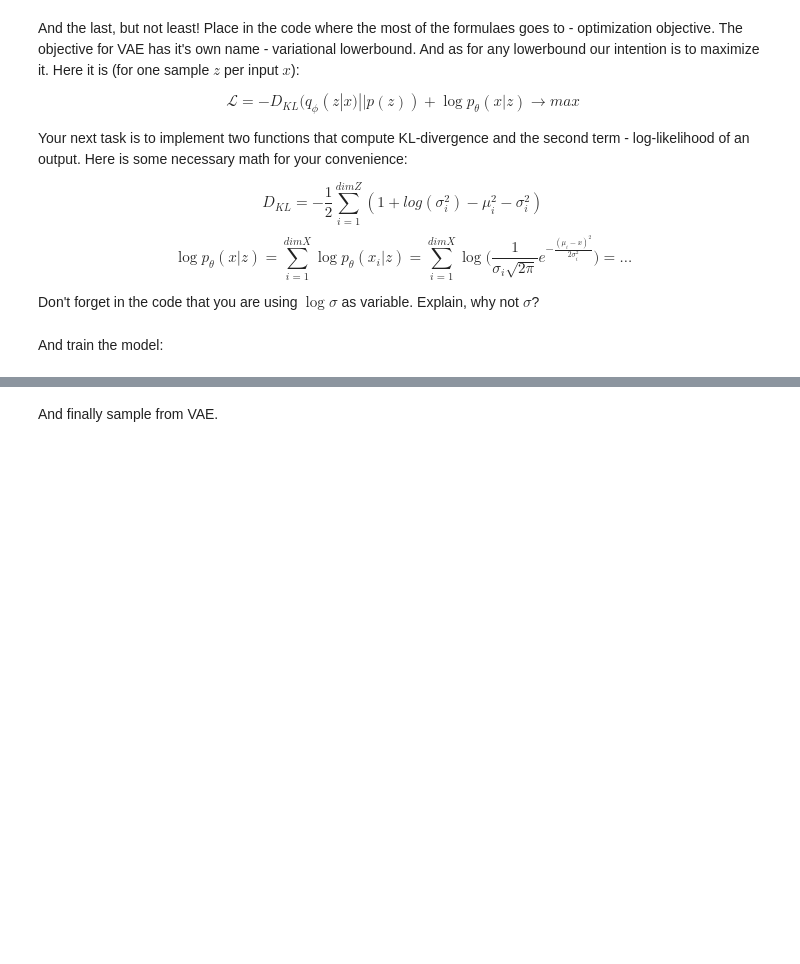
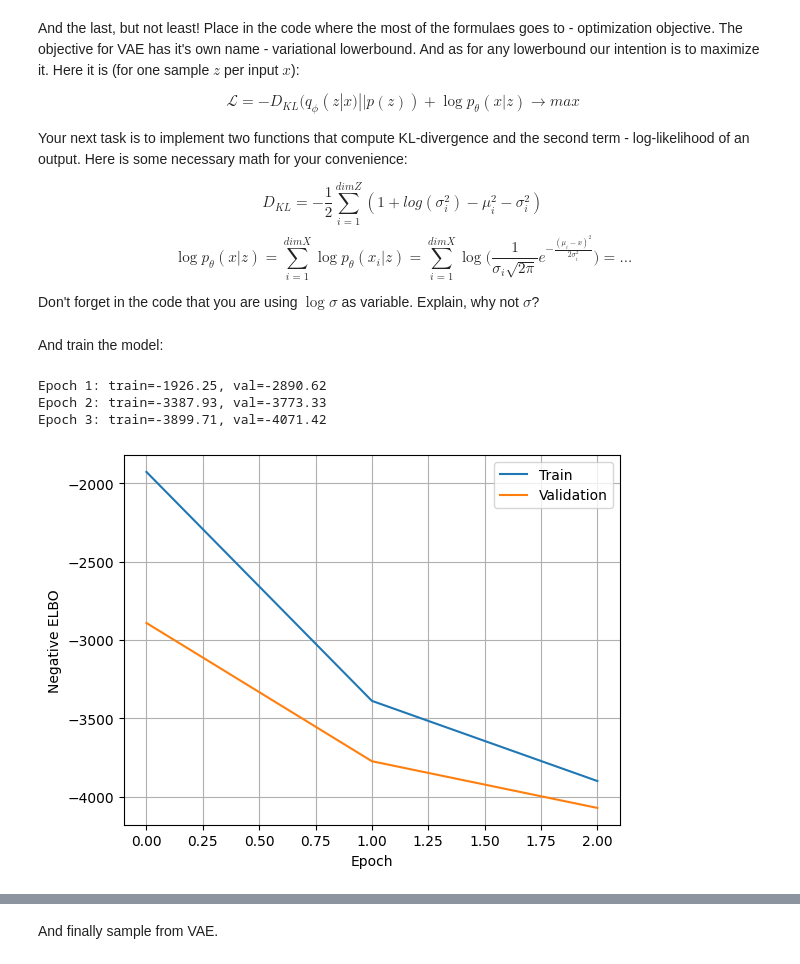
Before and after one commit to chenfengru/Practical-DeepLearning, a Jupyter notebook: week10_generative/week10_homework_vae.ipynb, the cells around one changed output, grey strips where cells are left out. Cells and saved outputs as stored; diff of their text form; code cells hidden in the pictures; blank space fills up the shorter version.

```diff
--- a/week10_generative/week10_homework_vae.ipynb
+++ b/week10_generative/week10_homework_vae.ipynb
@@ -261,2 +346,22 @@ def loss_vae(x, mu_gen, logsigma_gen, mu_z, logsigma_z):
+# %%
+import math
+def KL_divergence(mu, logsigma):
+    kl = 0.5 * (mu**2 + torch.exp(2 * logsigma) - 1 - 2 * logsigma)
+    return kl.sum(dim=1).mean()
+
+
+def log_likelihood(x, mu, logsigma):
+    log_prob = -0.5 * (
+        (x - mu)**2 * torch.exp(-2 * logsigma)
+        + 2 * logsigma
+        + math.log(2 * math.pi)
+    )
+    return log_prob.flatten(1).sum(dim=1).mean()
+
+
+def loss_vae(x, mu_gen, logsigma_gen, mu_z, logsigma_z):
+    kl = KL_divergence(mu_z, logsigma_z)
+    reconstruction = log_likelihood(x, mu_gen, logsigma_gen)
+    return kl - reconstruction
 # %% [markdown]
 And train the model:
@@ -266,3 +368,63 @@ And train the model:
+# %%
+# train your variational autoencoder
+# visualize progress in reconstruction and loss decay
+
+vae = VAE().to(device)
+optimizer_vae = optim.Adam(vae.parameters(), lr=1e-4)
+
+num_epochs = 3
+vae_train_losses = []
+vae_val_losses = []
+
+for epoch in range(num_epochs):
+    vae.train()
+    train_loss = 0.0
+
+    for images, _ in train_loader:
+        images = images.to(device)
+
+        optimizer_vae.zero_grad()
+
+        mu_gen, logsigma_gen, mu_z, logsigma_z = vae(images)
+        loss = loss_vae(images, mu_gen, logsigma_gen, mu_z, logsigma_z)
+
+        loss.backward()
+        optimizer_vae.step()
+
+        train_loss += loss.item() * images.size(0)
+
+    train_loss /= len(train_loader.dataset)
+    vae_train_losses.append(train_loss)
+
+    vae.eval()
+    val_loss = 0.0
+
+    with torch.no_grad():
+        for images, _ in val_loader:
+            images = images.to(device)
+
+            mu_gen, logsigma_gen, mu_z, logsigma_z = vae(images)
+            loss = loss_vae(images, mu_gen, logsigma_gen, mu_z, logsigma_z)
+
+            val_loss += loss.item() * images.size(0)
+
+    val_loss /= len(val_loader.dataset)
+    vae_val_losses.append(val_loss)
+
+    print(f"Epoch {epoch + 1}: train={train_loss:.2f}, val={val_loss:.2f}")
+
+plt.plot(vae_train_losses, label="Train")
+plt.plot(vae_val_losses, label="Validation")
+plt.xlabel("Epoch")
+plt.ylabel("Negative ELBO")
+plt.legend()
+plt.grid(True)
+plt.show()
+# %% [output]
+Epoch 1: train=-1926.25, val=-2890.62
+Epoch 2: train=-3387.93, val=-3773.33
+Epoch 3: train=-3899.71, val=-4071.42
+[figure, added]
 # %%
 images, _ = list(islice(val_loader, 1))[0]
 mu_gen, _, _, _ = vae(images.to(device))
```
Also changed, not shown: parts of 22 cells of this notebook.
